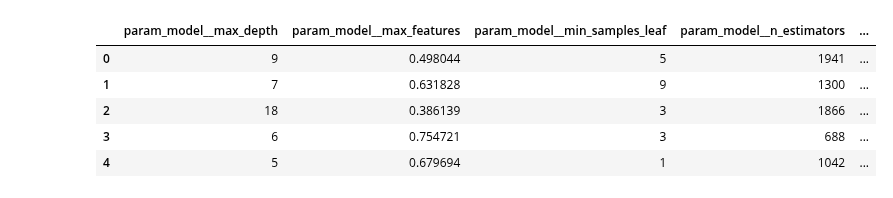
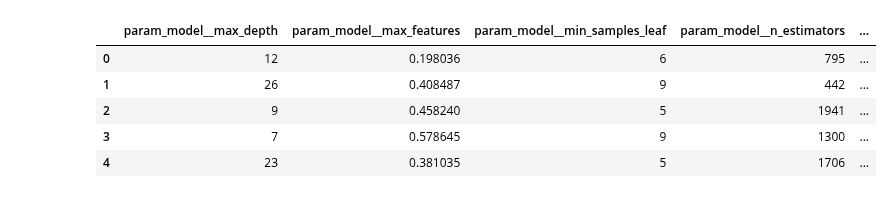
Before and after one commit to Ola-zaw/Tunability-of-ML-Algorithms, a Jupyter notebook: code/tunabilty.ipynb, the cells around one changed output. Drawn from its saved outputs; the diff is of its cells as text; code cells hidden in the pictures.

```diff
--- a/code/tunabilty.ipynb
+++ b/code/tunabilty.ipynb
@@ -251,14 +295,14 @@ param_dtc = {
     "model__max_depth": randint(1, 30),
     "model__min_samples_split": randint(2, 20),
     "model__min_samples_leaf": randint(1, 10),
-    "model__max_features": uniform(0.1, 1.0),
+    "model__max_features": uniform(0.1, 0.9),
 }
 
 param_rf = {
     "model__n_estimators": randint(100, 2000),
     "model__max_depth": randint(5, 30),
     "model__min_samples_leaf": randint(1, 10),
-    "model__max_features": uniform(0.1, 1.0),
+    "model__max_features": uniform(0.1, 0.9),
 }
 
 param_xgb = {
@@ -276,7 +322,7 @@ for i, (X, y) in enumerate(zip(X_train, y_train)):
     search = RandomizedSearchCV(
         model_pipeline,
         param_distributions=param_dtc,
-        n_iter=30,
+        n_iter=50,
         scoring='roc_auc',
         cv=5,
         random_state=123,
@@ -312,7 +367,7 @@ for i, (X, y) in enumerate(zip(X_train, y_train)):
     search = RandomizedSearchCV(
         model_pipeline,
         param_distributions=param_rf,
-        n_iter=10,
+        n_iter=20,
         scoring='roc_auc',
         cv=5,
         random_state=123,
@@ -329,10 +388,11 @@ results_rf = pd.concat(results_list, ignore_index=True)
 # %%
 param_cols_rf = [c for c in results_rf.columns if c.startswith('param_')]
-results_rf.groupby(param_cols_rf)['mean_test_score'].mean().reset_index().sort_values('mean_test_score', ascending=False).reset_index(drop=True).head()
+results_mean_rf = results_rf.groupby(param_cols_rf)['mean_test_score'].mean().reset_index().sort_values('mean_test_score', ascending=False).reset_index(drop=True)
+results_mean_rf.head()
 # %% [output]
 |  | param_model__max_depth | param_model__max_features | param_model__min_samples_leaf | param_model__n_estimators | ... |
-| 0 | 9 | 0.498044 | 5 | 1941 | ... |
-| 1 | 7 | 0.631828 | 9 | 1300 | ... |
-| 2 | 18 | 0.386139 | 3 | 1866 | ... |
-| 3 | 6 | 0.754721 | 3 | 688 | ... |
-| 4 | 5 | 0.679694 | 1 | 1042 | ... |
+| 0 | 12 | 0.198036 | 6 | 795 | ... |
+| 1 | 26 | 0.408487 | 9 | 442 | ... |
+| 2 | 9 | 0.458240 | 5 | 1941 | ... |
+| 3 | 7 | 0.578645 | 9 | 1300 | ... |
+| 4 | 23 | 0.381035 | 5 | 1706 | ... |
```
Also changed, not shown: parts of 24 cells of this notebook.
